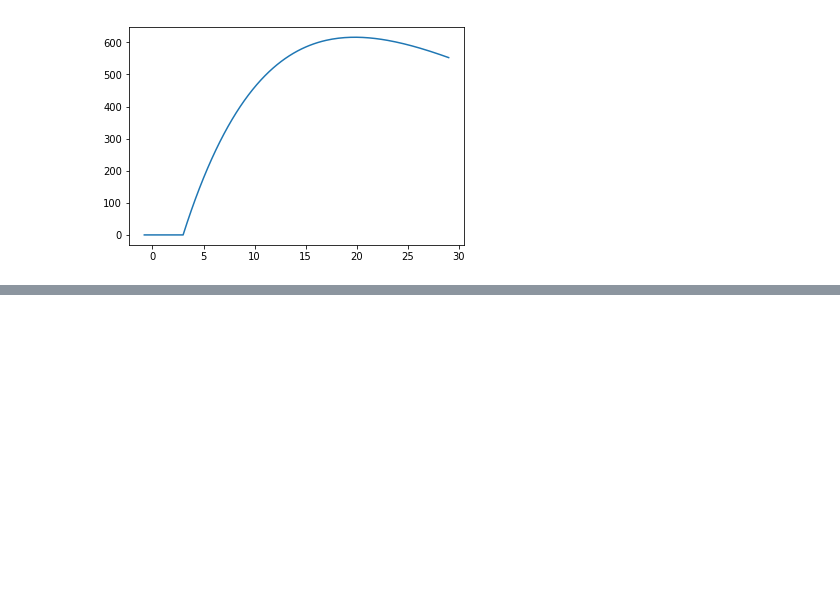
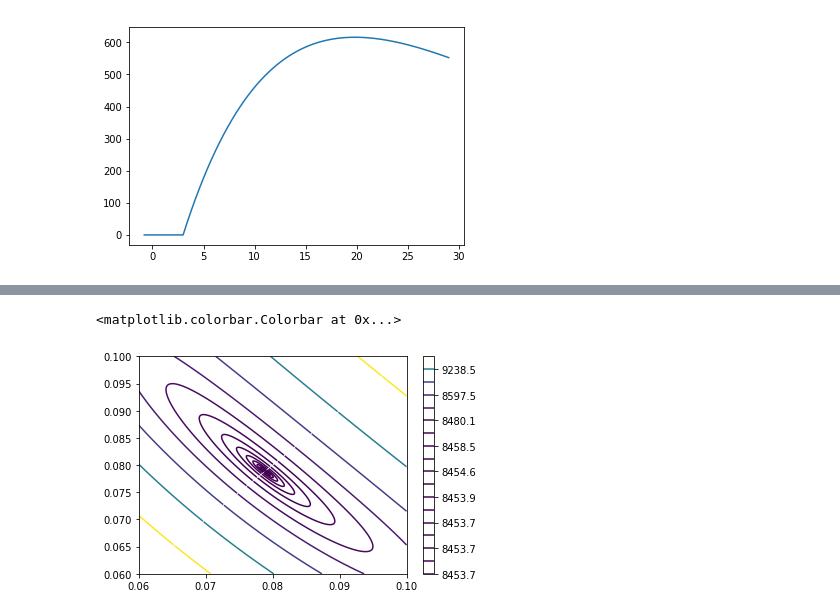
Before and after one commit to hstrey/BME-572-2018, a Jupyter notebook: mRNA fitting.ipynb, the cells around one changed output, grey strips where cells are left out. Saved outputs shown, nothing was run; the diff lists cells and outputs as text; code cells hidden in the pictures; blank space fills up the shorter version.

```diff
--- a/mRNA fitting.ipynb
+++ b/mRNA fitting.ipynb
@@ -129,0 +127,6 @@ plt.colorbar()
+# %%
+plt.contour(B, D, Z,np.min(zz)+np.logspace(-3,4,20))
+plt.colorbar()
+# %% [output]
+<matplotlib.colorbar.Colorbar at 0x...>
+[figure, added]
```
Also changed, not shown: parts of 3 cells of this notebook, 2 other files.
